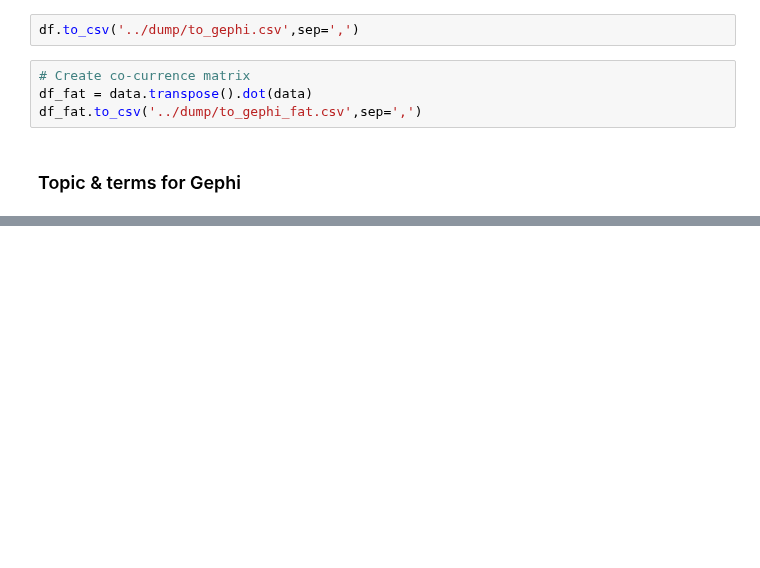
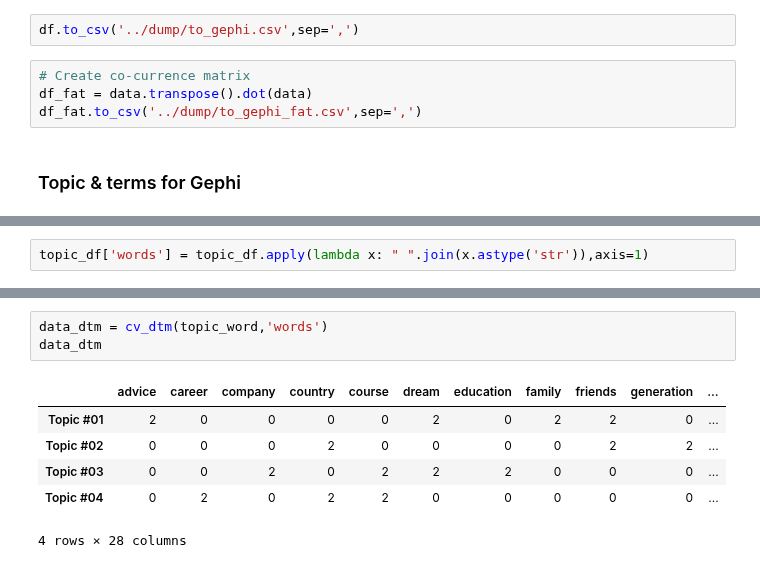
Before and after one commit to katiehuang1221/NLP-Analysis-On-Motivational-Speeches, a Jupyter notebook: notebook/network_3.ipynb, the cells around one changed output, grey strips where cells are left out. Drawn from its saved outputs; the diff is of its cells as text; blank space fills up the shorter version.

```diff
--- a/notebook/network_3.ipynb
+++ b/notebook/network_3.ipynb
@@ -170,0 +183,2 @@ NameError: name 'topic_df' is not defined
+# %%
+topic_df['words'] = topic_df.apply(lambda x: " ".join(x.astype('str')),axis=1)
@@ -170,0 +194,10 @@ NameError: name 'topic_df' is not defined
+# %%
+data_dtm = cv_dtm(topic_word,'words')
+data_dtm
+# %% [output]
+|  | advice | career | company | country | course | dream | education | family | friends | generation | ... |
+| Topic #01 | 2 | 0 | 0 | 0 | 0 | 2 | 0 | 2 | 2 | 0 | ... |
+| Topic #02 | 0 | 0 | 0 | 2 | 0 | 0 | 0 | 0 | 2 | 2 | ... |
+| Topic #03 | 0 | 0 | 2 | 0 | 2 | 2 | 2 | 0 | 0 | 0 | ... |
+| Topic #04 | 0 | 2 | 0 | 2 | 2 | 0 | 0 | 0 | 0 | 0 | ... |
+4 rows × 28 columns
```
Also changed, not shown: parts of 11 cells of this notebook, 2 other files.
